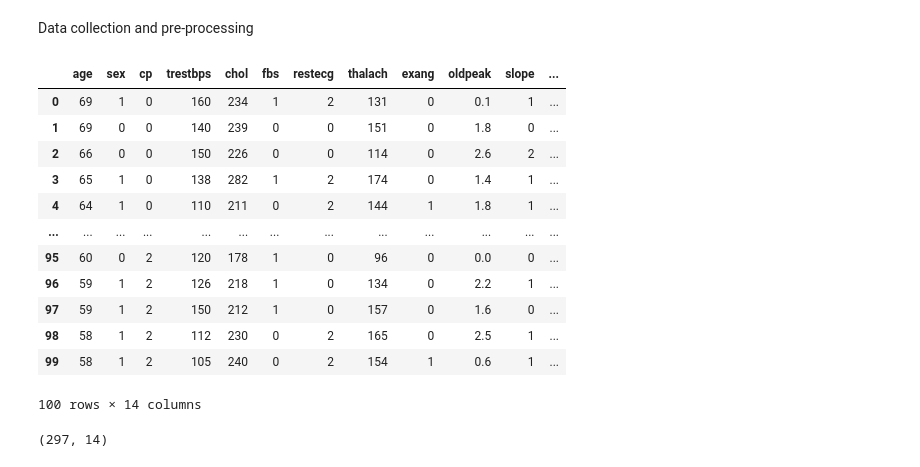
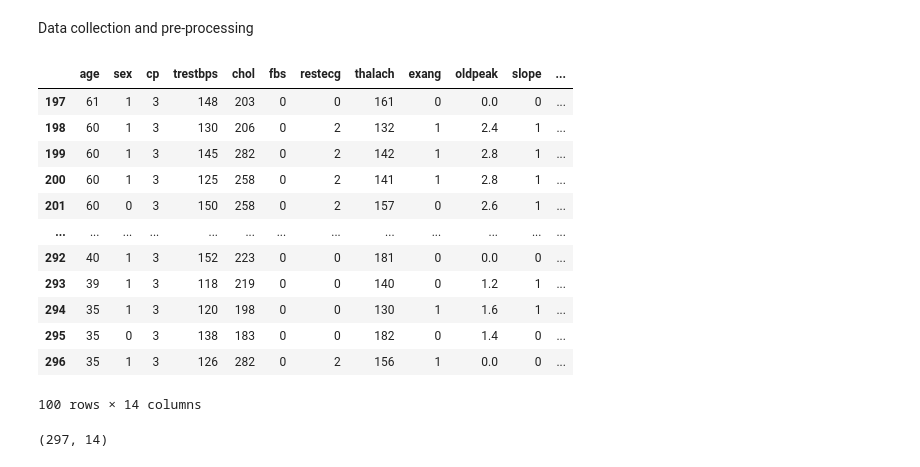
Before and after one commit to Shubhayang6/Heart-disease-predictor, a Jupyter notebook: index.ipynb, the cells around one changed output. Saved outputs shown, nothing was run; the diff lists cells and outputs as text; code cells hidden in the pictures.

```diff
--- a/index.ipynb
+++ b/index.ipynb
@@ -15,20 +17,20 @@ heart_dataFrame=pd.read_csv('heart_cleveland_upload.csv')
 # printing first 5 rows of dataframe
 # %%
 # Checking of rows and columns in dataframe
-heart_dataFrame.head(100)
+heart_dataFrame.tail(100)
 # %% [output]
 |  | age | sex | cp | trestbps | chol | fbs | restecg | thalach | exang | oldpeak | slope | ... |
-| 0 | 69 | 1 | 0 | 160 | 234 | 1 | 2 | 131 | 0 | 0.1 | 1 | ... |
-| 1 | 69 | 0 | 0 | 140 | 239 | 0 | 0 | 151 | 0 | 1.8 | 0 | ... |
-| 2 | 66 | 0 | 0 | 150 | 226 | 0 | 0 | 114 | 0 | 2.6 | 2 | ... |
-| 3 | 65 | 1 | 0 | 138 | 282 | 1 | 2 | 174 | 0 | 1.4 | 1 | ... |
-| 4 | 64 | 1 | 0 | 110 | 211 | 0 | 2 | 144 | 1 | 1.8 | 1 | ... |
+| 197 | 61 | 1 | 3 | 148 | 203 | 0 | 0 | 161 | 0 | 0.0 | 0 | ... |
+| 198 | 60 | 1 | 3 | 130 | 206 | 0 | 2 | 132 | 1 | 2.4 | 1 | ... |
+| 199 | 60 | 1 | 3 | 145 | 282 | 0 | 2 | 142 | 1 | 2.8 | 1 | ... |
+| 200 | 60 | 1 | 3 | 125 | 258 | 0 | 2 | 141 | 1 | 2.8 | 1 | ... |
+| 201 | 60 | 0 | 3 | 150 | 258 | 0 | 2 | 157 | 0 | 2.6 | 1 | ... |
 | ... | ... | ... | ... | ... | ... | ... | ... | ... | ... | ... | ... | ... |
-| 95 | 60 | 0 | 2 | 120 | 178 | 1 | 0 | 96 | 0 | 0.0 | 0 | ... |
-| 96 | 59 | 1 | 2 | 126 | 218 | 1 | 0 | 134 | 0 | 2.2 | 1 | ... |
-| 97 | 59 | 1 | 2 | 150 | 212 | 1 | 0 | 157 | 0 | 1.6 | 0 | ... |
-| 98 | 58 | 1 | 2 | 112 | 230 | 0 | 2 | 165 | 0 | 2.5 | 1 | ... |
-| 99 | 58 | 1 | 2 | 105 | 240 | 0 | 2 | 154 | 1 | 0.6 | 1 | ... |
+| 292 | 40 | 1 | 3 | 152 | 223 | 0 | 0 | 181 | 0 | 0.0 | 0 | ... |
+| 293 | 39 | 1 | 3 | 118 | 219 | 0 | 0 | 140 | 0 | 1.2 | 1 | ... |
+| 294 | 35 | 1 | 3 | 120 | 198 | 0 | 0 | 130 | 1 | 1.6 | 1 | ... |
+| 295 | 35 | 0 | 3 | 138 | 183 | 0 | 0 | 182 | 0 | 1.4 | 0 | ... |
+| 296 | 35 | 1 | 3 | 126 | 282 | 0 | 2 | 156 | 1 | 0.0 | 0 | ... |
 100 rows × 14 columns
 # %%
 # Checking total No. of rows and columns
```
Also changed, not shown: parts of 7 cells of this notebook, 3 other files.
